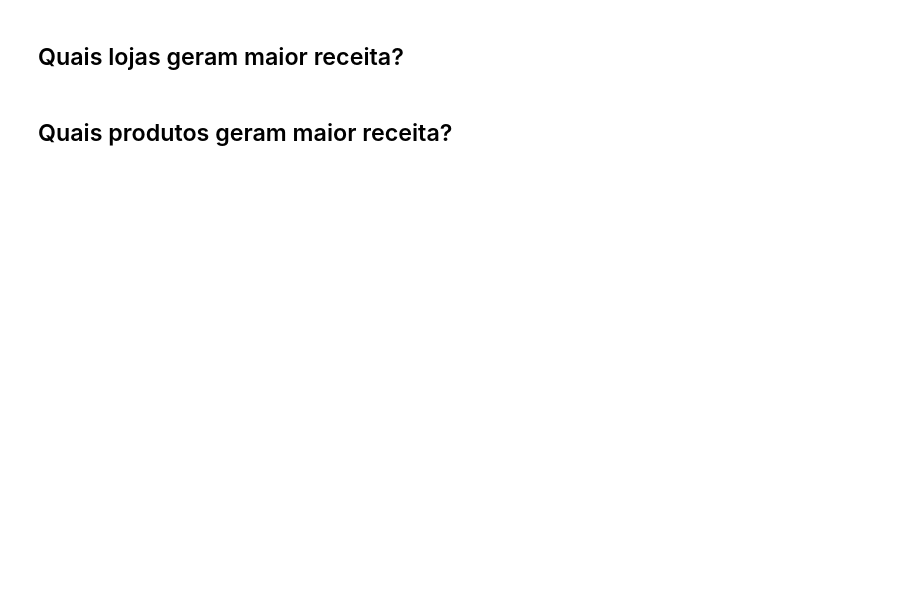
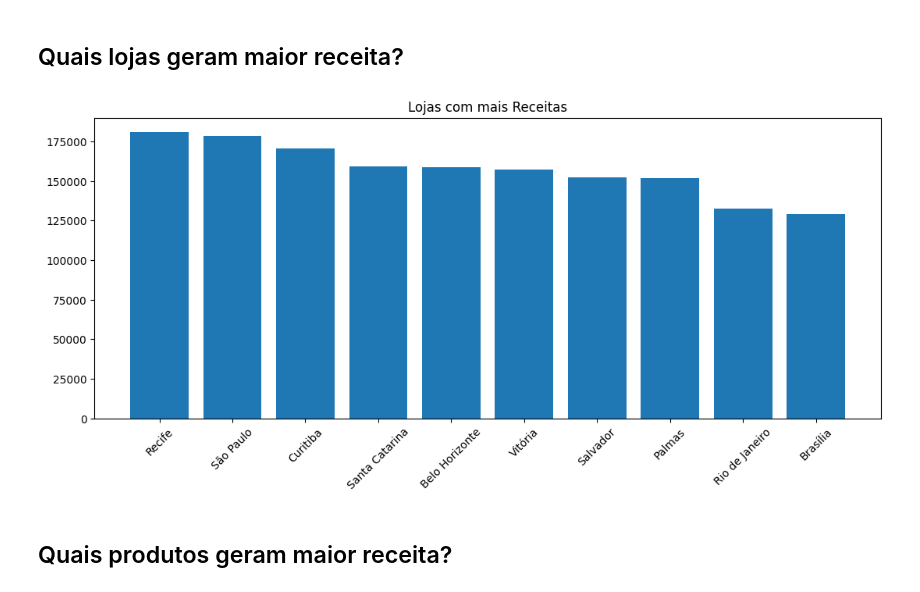
Before and after one commit to jonataspedro01/ProjetosIFRN, a Jupyter notebook: python/temp_04_analise_p1_MODELO.ipynb, the cells around one changed output. Cells and saved outputs as stored; diff of their text form; code cells hidden in the pictures; blank space fills up the shorter version.

```diff
--- a/python/temp_04_analise_p1_MODELO.ipynb
+++ b/python/temp_04_analise_p1_MODELO.ipynb
@@ -217,4 +232,23 @@ plt.show()
 # %% [markdown]
 ## Quais lojas geram maior receita?
+# %%
+"""
+Para realizar a soma, utiliza a função sum() e o campo
+utilizado para este fim será o produto_valor
+Se não colocar a propriedade numeric_only=True, gera um alerta
+que a soma pode estar sendo realizada com dados não nimericos,
+é apenas um alerta. Isto foi verificado na etapa anterior de preparação dos dados.
+"""
+
+grafico_receita = lista_geral.groupby('loja_cidade').sum(numeric_only=True).produto_valor.sort_values(ascending=False)
+
+
+plt.figure(figsize=(13,5))
+plt.bar(grafico_receita.index, grafico_receita.values)
+plt.title('Lojas com mais Receitas')
+plt.xticks(rotation=45)
+plt.show()
+# %% [output]
+[figure, added]
 # %% [markdown]
 ## Quais produtos geram maior receita?
```
Also changed, not shown: parts of 2 cells of this notebook.
